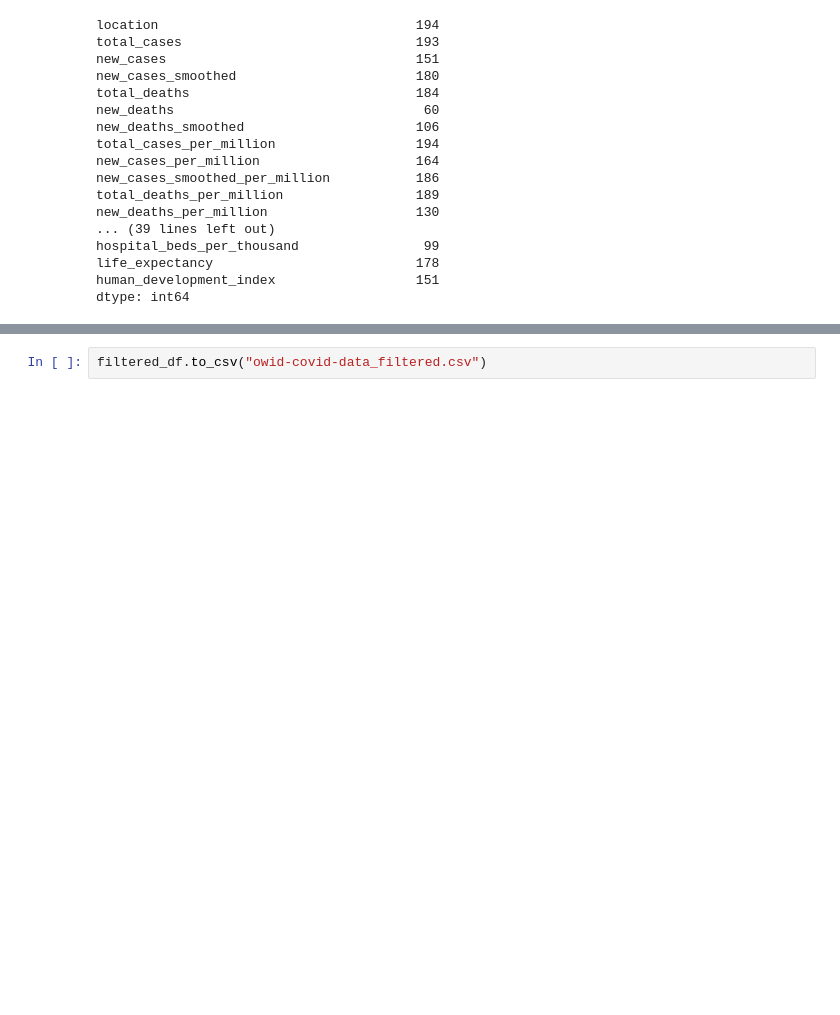
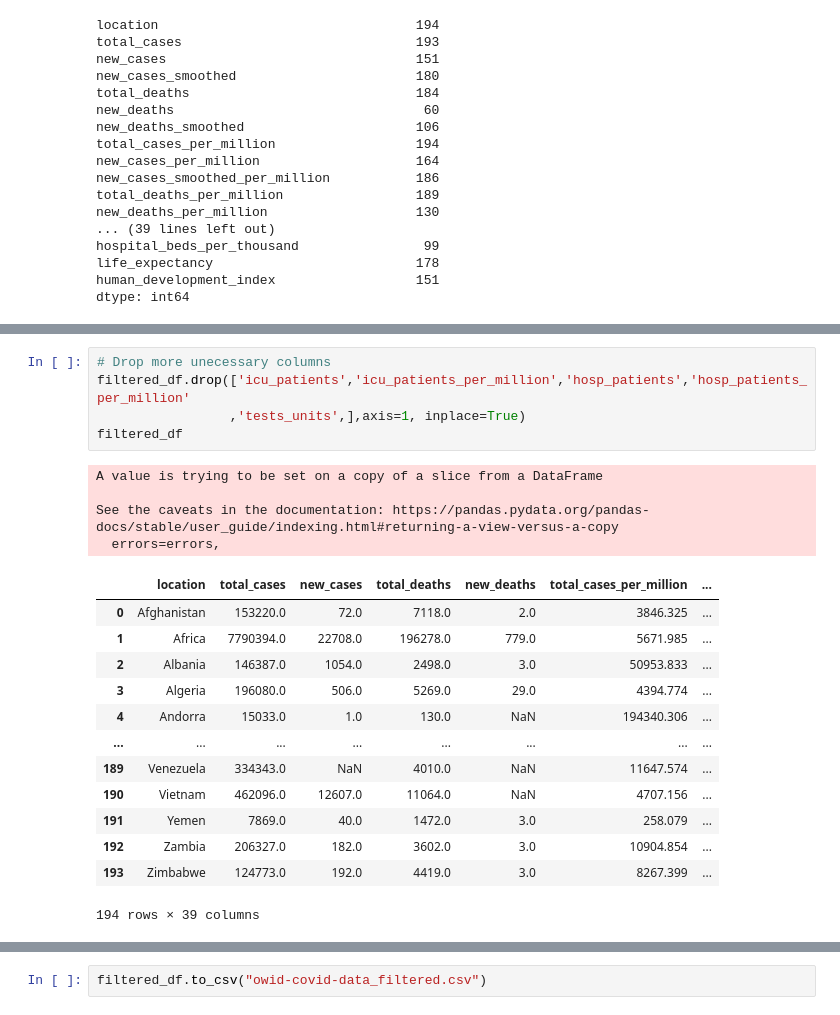
Before and after one commit to bazibuhejm/covid-19_data-set-Group-IV, a Jupyter notebook: owid_covid_data_clean.ipynb, the cells around one changed output, grey strips where cells are left out. Cells and saved outputs as stored; diff of their text form; blank space fills up the shorter version.

```diff
--- a/owid_covid_data_clean.ipynb
+++ b/owid_covid_data_clean.ipynb
@@ -327,0 +352,23 @@ dtype: int64
+# %%
+# Drop more unecessary columns
+filtered_df.drop(['icu_patients','icu_patients_per_million','hosp_patients','hosp_patients_per_million'
+                 ,'tests_units',],axis=1, inplace=True)
+filtered_df
+# %% [output]
+A value is trying to be set on a copy of a slice from a DataFrame
+
+See the caveats in the documentation: https://pandas.pydata.org/pandas-docs/stable/user_guide/indexing.html#returning-a-view-versus-a-copy
+  errors=errors,
+|  | location | total_cases | new_cases | total_deaths | new_deaths | total_cases_per_million | ... |
+| 0 | Afghanistan | 153220.0 | 72.0 | 7118.0 | 2.0 | 3846.325 | ... |
+| 1 | Africa | 7790394.0 | 22708.0 | 196278.0 | 779.0 | 5671.985 | ... |
+| 2 | Albania | 146387.0 | 1054.0 | 2498.0 | 3.0 | 50953.833 | ... |
+| 3 | Algeria | 196080.0 | 506.0 | 5269.0 | 29.0 | 4394.774 | ... |
+| 4 | Andorra | 15033.0 | 1.0 | 130.0 | NaN | 194340.306 | ... |
+| ... | ... | ... | ... | ... | ... | ... | ... |
+| 189 | Venezuela | 334343.0 | NaN | 4010.0 | NaN | 11647.574 | ... |
+| 190 | Vietnam | 462096.0 | 12607.0 | 11064.0 | NaN | 4707.156 | ... |
+| 191 | Yemen | 7869.0 | 40.0 | 1472.0 | 3.0 | 258.079 | ... |
+| 192 | Zambia | 206327.0 | 182.0 | 3602.0 | 3.0 | 10904.854 | ... |
+| 193 | Zimbabwe | 124773.0 | 192.0 | 4419.0 | 3.0 | 8267.399 | ... |
+194 rows × 39 columns
```
Also changed, not shown: parts of 14 cells of this notebook.
